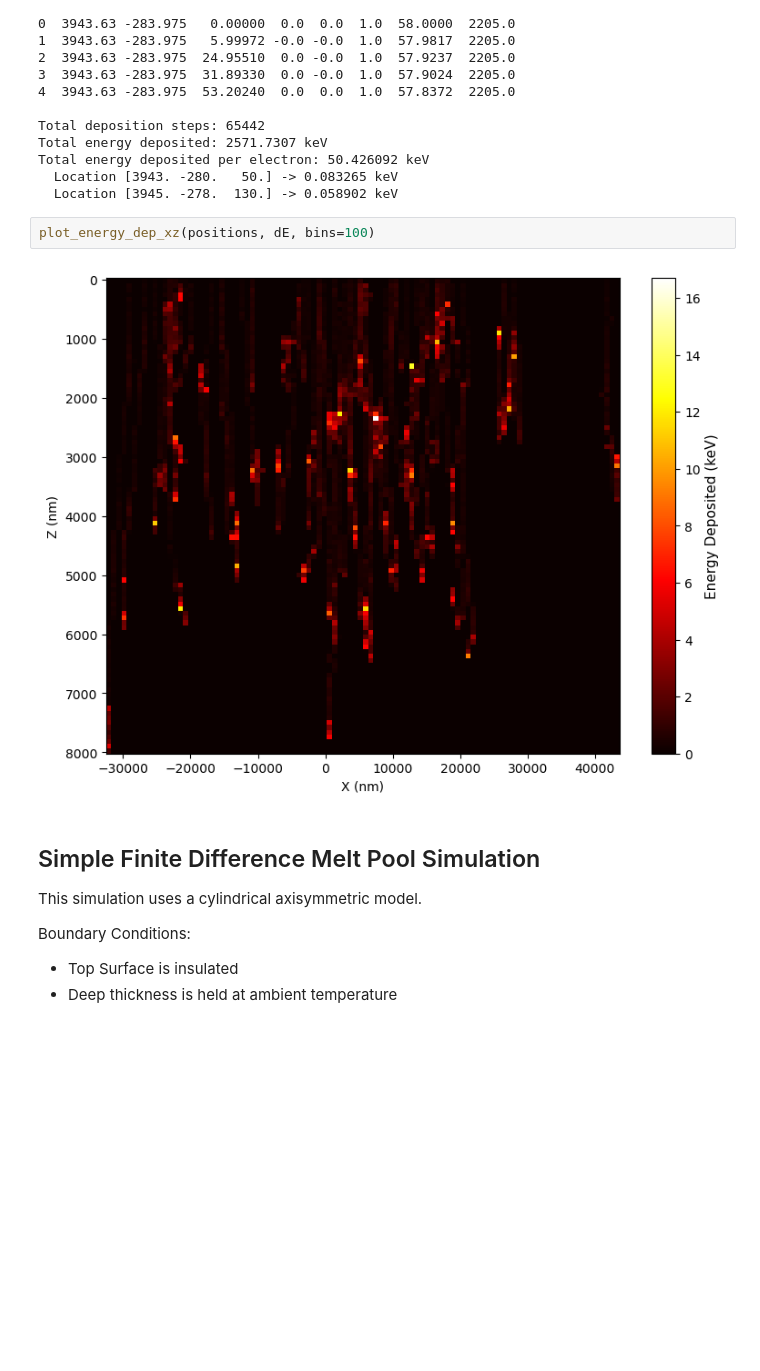
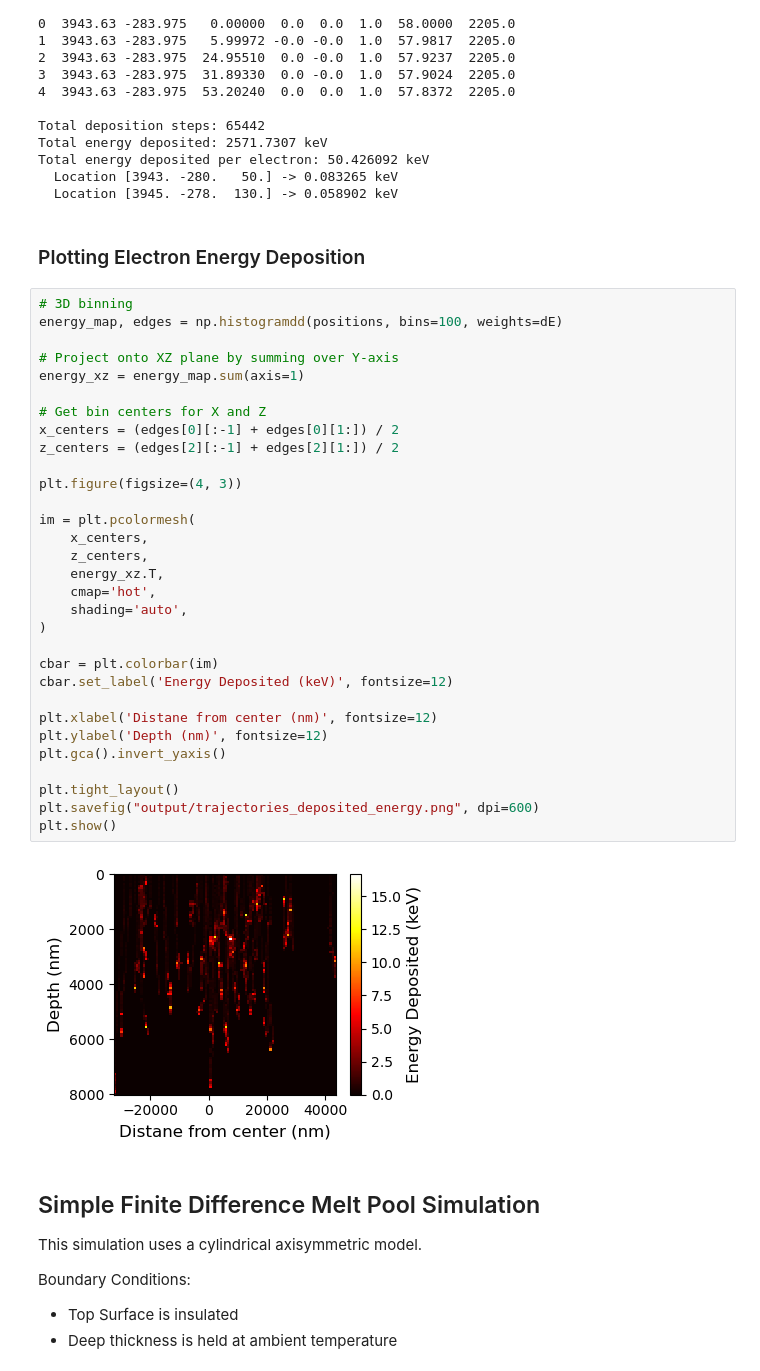
Before and after one commit to grantajo/electrontrajectories, a Jupyter notebook: electrontrajectories.ipynb, the cells around one changed output. Cells and saved outputs as stored; diff of their text form; blank space fills up the shorter version.

Commit message:
Added figure saving and some quality of life changes

```diff
--- a/electrontrajectories.ipynb
+++ b/electrontrajectories.ipynb
@@ -259,10 +225,41 @@ Total energy deposited: 2571.7307 keV
 Total energy deposited per electron: 50.426092 keV
   Location [3943. -280.   50.] -> 0.083265 keV
   Location [3945. -278.  130.] -> 0.058902 keV
+# %% [markdown]
+### Plotting Electron Energy Deposition
 # %%
-plot_energy_dep_xz(positions, dE, bins=100)
+# 3D binning
+energy_map, edges = np.histogramdd(positions, bins=100, weights=dE)
+
+# Project onto XZ plane by summing over Y-axis
+energy_xz = energy_map.sum(axis=1)
+
+# Get bin centers for X and Z
+x_centers = (edges[0][:-1] + edges[0][1:]) / 2
+z_centers = (edges[2][:-1] + edges[2][1:]) / 2
+
+plt.figure(figsize=(4, 3))
+
+im = plt.pcolormesh(
+    x_centers,
+    z_centers,
+    energy_xz.T,
+    cmap='hot',
+    shading='auto',
+)
+
+cbar = plt.colorbar(im)
+cbar.set_label('Energy Deposited (keV)', fontsize=12)
+
+plt.xlabel('Distane from center (nm)', fontsize=12)
+plt.ylabel('Depth (nm)', fontsize=12)
+plt.gca().invert_yaxis()
+
+plt.tight_layout()
+plt.savefig("output/trajectories_deposited_energy.png", dpi=600)
+plt.show()
 # %% [output]
-[figure, old version]
+[figure, new version]
 # %% [markdown]
 ## Simple Finite Difference Melt Pool Simulation
 This simulation uses a cylindrical axisymmetric model.
```
Also changed, not shown: parts of 12 cells of this notebook, 1 other file.
